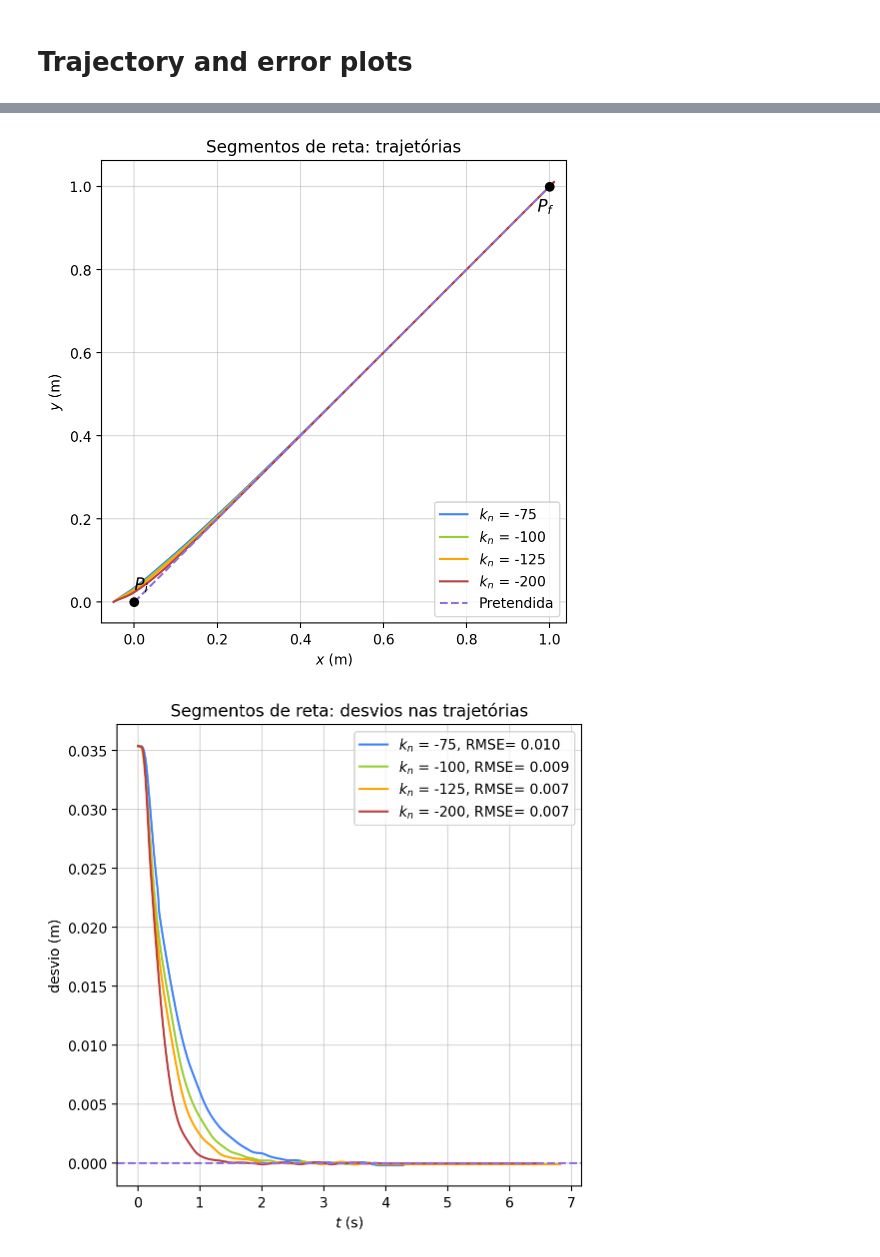
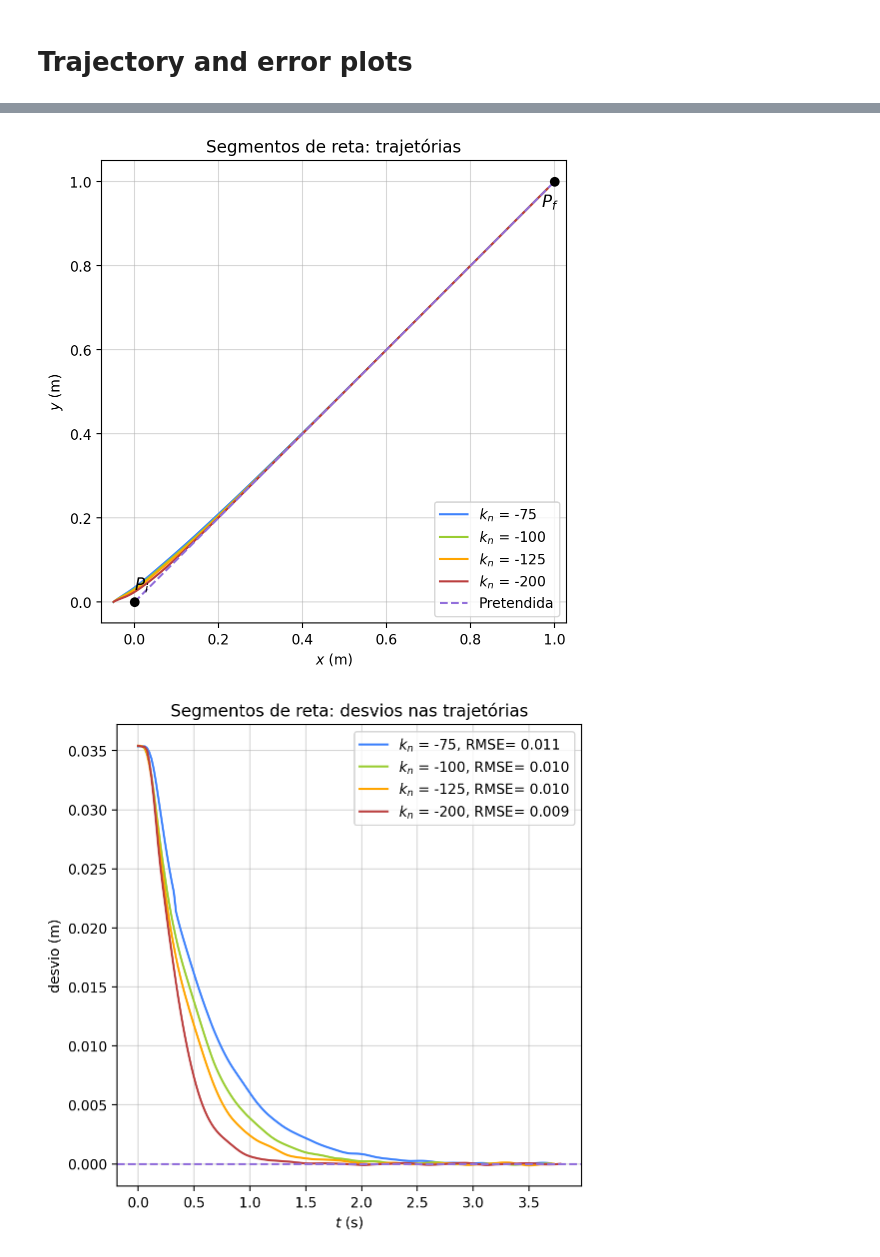
Before and after one commit to sergisousa/Robotica2026, a Jupyter notebook: Análises/Análise kn.ipynb, the cells around one changed output, grey strips where cells are left out. Cells and saved outputs as stored; diff of their text form; code cells hidden in the pictures.

```diff
--- a/Análises/Análise kn.ipynb
+++ b/Análises/Análise kn.ipynb
@@ -168,16 +202,16 @@ for traj_type, sub in all_data.items():
         traj_parms = Pix_line, Piy_line, Pfx_line, Pfy_line
         des_traj = des_traj_line
         error_f = error_line
-        n_max = n_max_line
         leg_loc = 'upper right'
+        find_n_max = find_n_max_line
 
     elif traj_type == 'Arc':
         title = "Arcos de circunferência"
         traj_parms = Pix_arc, Piy_arc, Pcx_arc, Pcy_arc, alpha_arc
         des_traj = des_traj_arc
         error_f = error_arc
-        n_max = n_max_arc
         leg_loc = 'upper left'
+        find_n_max = find_n_max_arc
 
     else:
         print("Trajetória desconhecida")
@@ -205,7 +239,9 @@ for traj_type, sub in all_data.items():
         theta = data[5]
 
         n_min = find_n_min(x, y)
-        data = data[:, n_min:n_max[i]]
+        n_max = find_n_max(x[n_min:], y[n_min:], *traj_parms) + n_min
+        data = data[:, n_min:n_max]
+        print(n_min, n_max)
 
         t = data[0] - data[0, 0]
         x = data[3]
@@ -254,2 +298,2 @@ Line -200.0 (6, 424)
-[figure, old version]
+[figure, new version]
-[figure, old version]
+[figure, new version]
```
Also changed, not shown: parts of 3 cells of this notebook, 1 other file.
